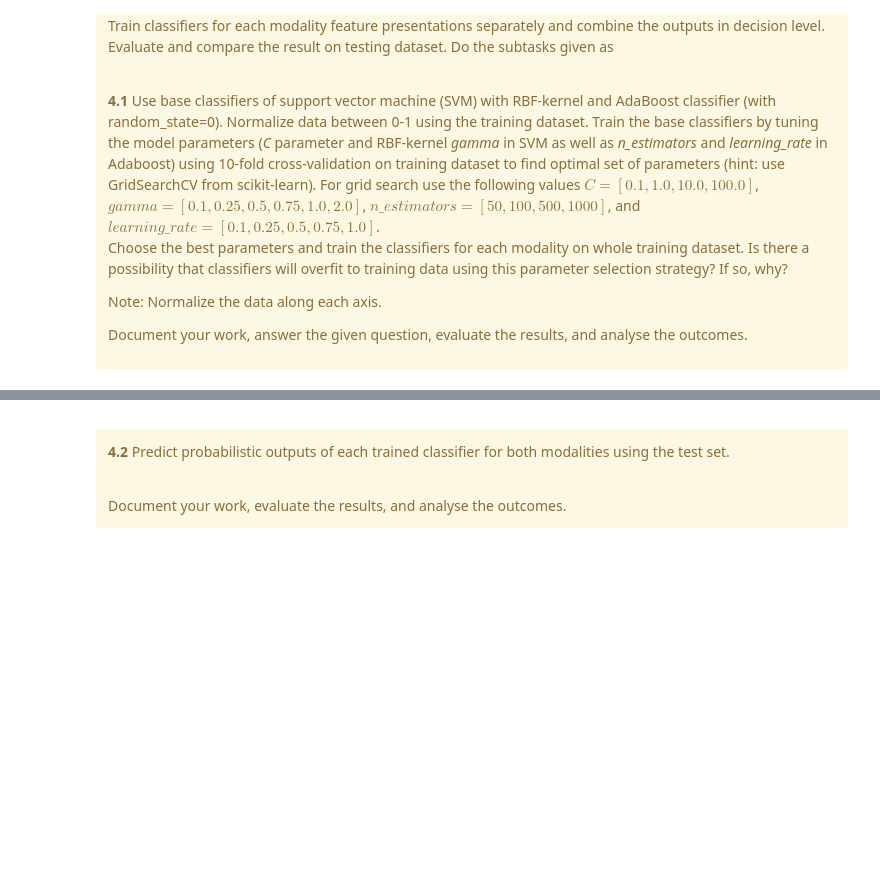
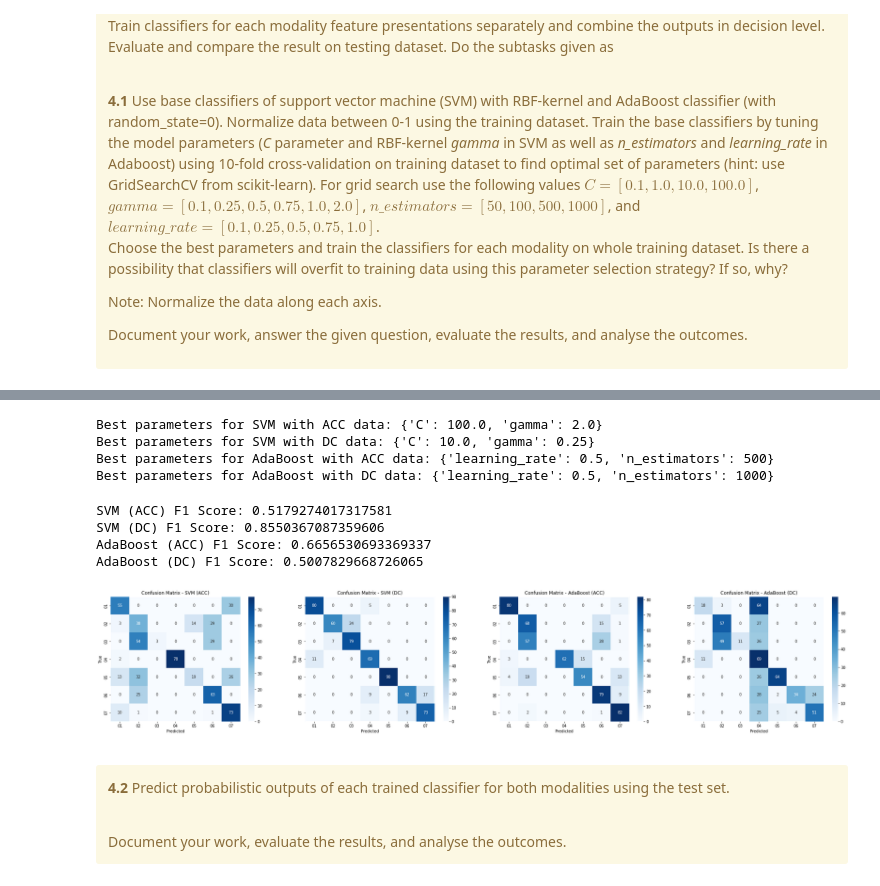
Before and after one commit to waasnipun/mmdf, a Jupyter notebook: project-work-MEx-classification.ipynb, the cells around one changed output, grey strips where cells are left out. Drawn from its saved outputs; the diff is of its cells as text; code cells hidden in the pictures; blank space fills up the shorter version.

```diff
--- a/project-work-MEx-classification.ipynb
+++ b/project-work-MEx-classification.ipynb
@@ -715,3 +978,70 @@ Document your work, answer the given question, evaluate the results, and analyse
+# %%
+# Print best parameters
+print("Best parameters for SVM with ACC data:", best_params_svm_acc)
+print("Best parameters for SVM with DC data:", best_params_svm_dc)
+print("Best parameters for AdaBoost with ACC data:", best_params_adaboost_acc)
+print("Best parameters for AdaBoost with DC data:", best_params_adaboost_dc)
+# %% [output]
+Best parameters for SVM with ACC data: {'C': 100.0, 'gamma': 2.0}
+Best parameters for SVM with DC data: {'C': 10.0, 'gamma': 0.25}
+Best parameters for AdaBoost with ACC data: {'learning_rate': 0.5, 'n_estimators': 500}
+Best parameters for AdaBoost with DC data: {'learning_rate': 0.5, 'n_estimators': 1000}
+# %%
+# Train classifiers with the best parameters
+final_svm_acc = SVC(kernel='rbf', **best_params_svm_acc, probability=True)
+final_svm_acc.fit(X_train_acc_normalized, y_train)
+
+final_svm_dc = SVC(kernel='rbf', **best_params_svm_dc, probability=True)
+final_svm_dc.fit(X_train_dc_normalized, y_train)
+
+final_adaboost_acc = AdaBoostClassifier(**best_params_adaboost_acc, random_state=0)
+final_adaboost_acc.fit(X_train_acc_normalized, y_train)
+
+final_adaboost_dc = AdaBoostClassifier(**best_params_adaboost_dc, random_state=0)
+final_adaboost_dc.fit(X_train_dc_normalized, y_train)
+
+# Evaluate classifiers on the testing dataset
+svm_acc_predictions = final_svm_acc.predict(X_test_acc_normalized)
+svm_dc_predictions = final_svm_dc.predict(X_test_dc_normalized)
+
+adaboost_acc_predictions = final_adaboost_acc.predict(X_test_acc_normalized)
+adaboost_dc_predictions = final_adaboost_dc.predict(X_test_dc_normalized)
+# %%
+# Calculate F1 scores
+f1_score_svm_acc = f1_score(y_test, svm_acc_predictions, average='macro')
+f1_score_svm_dc = f1_score(y_test, svm_dc_predictions, average='macro')
+f1_score_adaboost_acc = f1_score(y_test, adaboost_acc_predictions, average='macro')
+f1_score_adaboost_dc = f1_score(y_test, adaboost_dc_predictions, average='macro')
+
+# Calculate confusion matrices
+confusion_matrix_svm_acc = confusion_matrix(y_test, svm_acc_predictions)
+confusion_matrix_svm_dc = confusion_matrix(y_test, svm_dc_predictions)
+confusion_matrix_adaboost_acc = confusion_matrix(y_test, adaboost_acc_predictions)
+confusion_matrix_adaboost_dc = confusion_matrix(y_test, adaboost_dc_predictions)
+
+print("\nSVM (ACC) F1 Score:", f1_score_svm_acc)
+print("SVM (DC) F1 Score:", f1_score_svm_dc)
+print("AdaBoost (ACC) F1 Score:", f1_score_adaboost_acc)
+print("AdaBoost (DC) F1 Score:", f1_score_adaboost_dc)
+
+fig, axs = plt.subplots(1, 4, figsize=(35, 6))
+
+models = ['SVM (ACC)', 'SVM (DC)', 'AdaBoost (ACC)', 'AdaBoost (DC)']
+confusion_matrices = [confusion_matrix_svm_acc, confusion_matrix_svm_dc, confusion_matrix_adaboost_acc, confusion_matrix_adaboost_dc]
+
+for i in range(4):
+    sns.heatmap(confusion_matrices[i], annot=True, fmt='d', cmap='Blues', xticklabels=np.unique(y_test), yticklabels=np.unique(y_test), ax=axs[i])
+    axs[i].set_xlabel('Predicted')
+    axs[i].set_ylabel('True')
+    axs[i].set_title(f'Confusion Matrix - {models[i]}')
+
+plt.show()
+# %% [output]
+SVM (ACC) F1 Score: 0.5179274017317581
+SVM (DC) F1 Score: 0.8550367087359606
+AdaBoost (ACC) F1 Score: 0.6656530693369337
+AdaBoost (DC) F1 Score: 0.5007829668726065
+[figure, added]
 # %% [markdown]
 <a id='task4'></a>
 <div class=" alert alert-warning">
```
Also changed, not shown: parts of 31 cells of this notebook.
